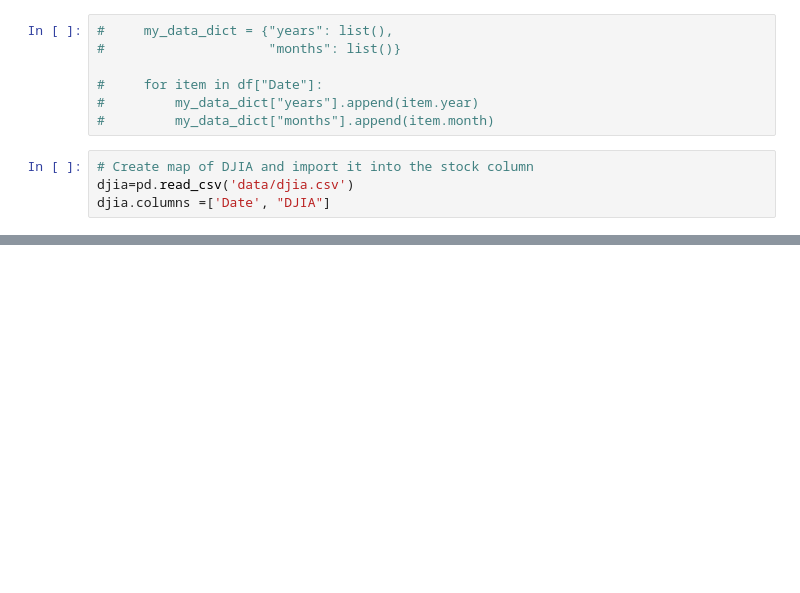
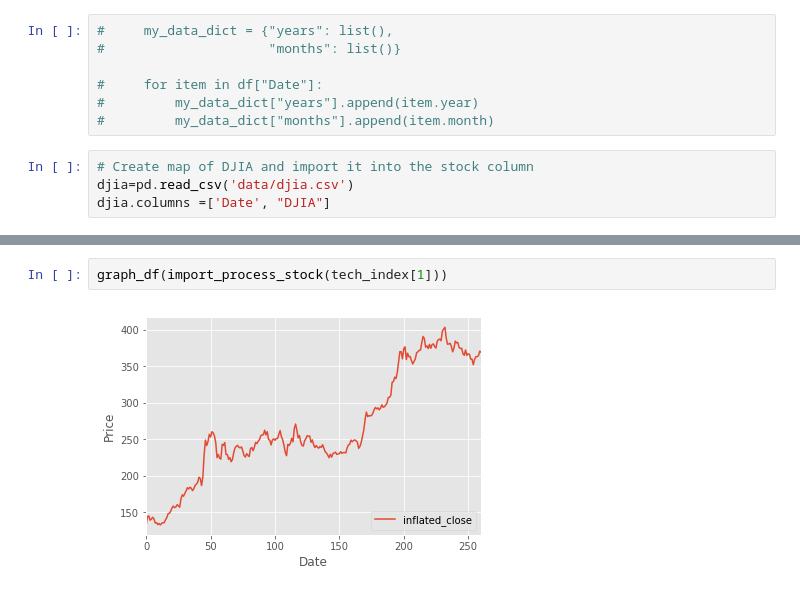
Before and after one commit to capt-alien/Lyft_stock_project, a Jupyter notebook: Lyft_project.ipynb, the cells around one changed output, grey strips where cells are left out. Saved outputs shown, nothing was run; the diff lists cells and outputs as text; blank space fills up the shorter version.

```diff
--- a/Lyft_project.ipynb
+++ b/Lyft_project.ipynb
@@ -340,0 +319,4 @@ def graph_df(df):
+# %%
+graph_df(import_process_stock(tech_index[1]))
+# %% [output]
+[figure, added]
```
Also changed, not shown: parts of 31 cells of this notebook, 1 other file.
